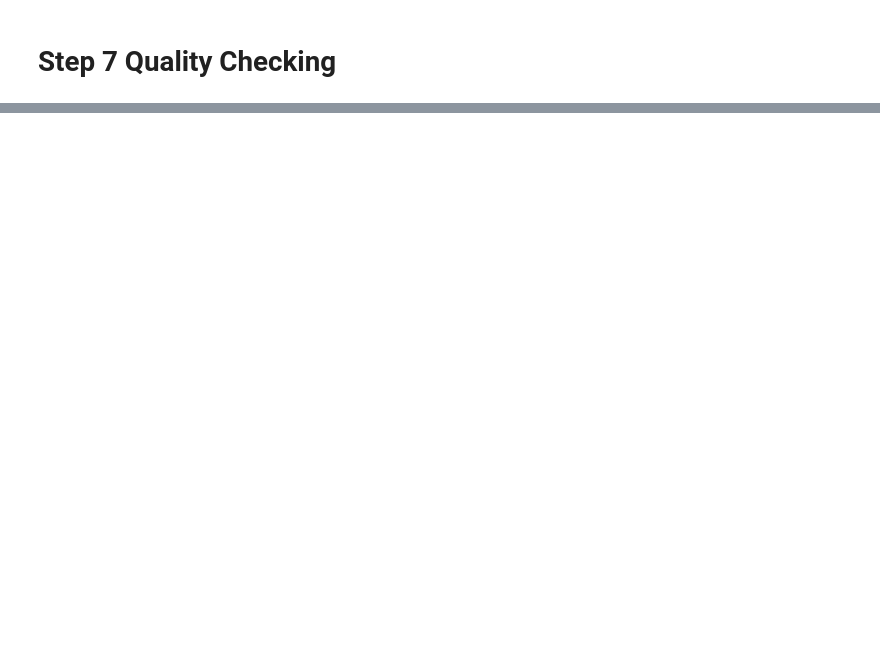
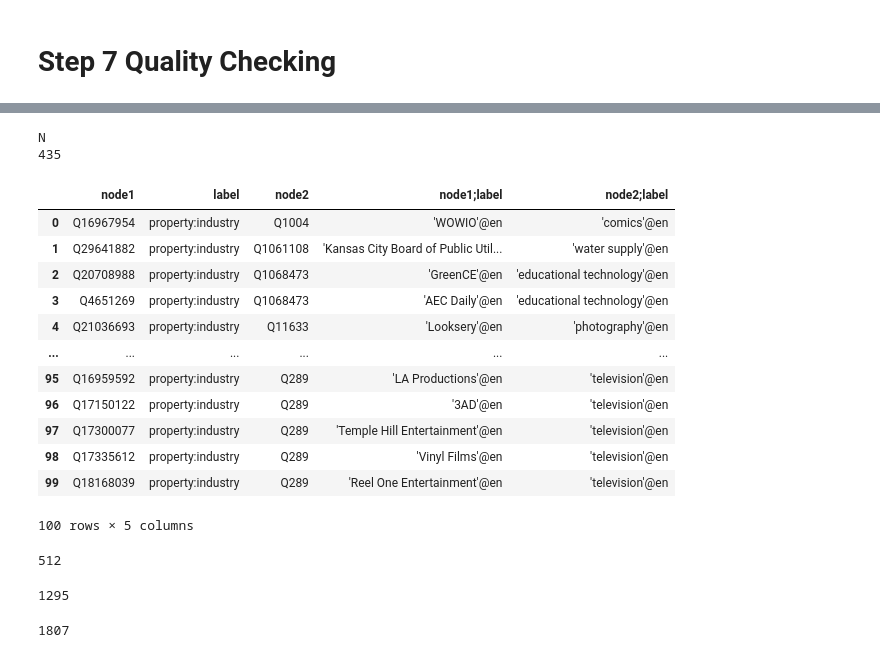
Before and after one commit to usc-isi-i2/hunger-for-knowledge, a Jupyter notebook: examples/industry_of_company.ipynb, the cells around one changed output, grey strips where cells are left out. Cells and saved outputs as stored; diff of their text form; code cells hidden in the pictures; blank space fills up the shorter version.

```diff
--- a/examples/industry_of_company.ipynb
+++ b/examples/industry_of_company.ipynb
@@ -457,0 +548,47 @@ node1   label   node2
+# %%
+!kgtk query -i $QNODES_CORRECT \
+    --match '(q)-[]->()' \
+    --return 'count(distinct q) as N'
+# %% [output]
+N
+435
+# %%
+kgtk("""
+    query -i $QNODES_CORRECT
+        --match '(q)-[p]->(v)'
+        --return 'q, p.label, v'
+        --limit 100
+    / add-labels
+    """)
+# %% [output]
+|  | node1 | label | node2 | node1;label | node2;label |
+| 0 | Q16967954 | property:industry | Q1004 | 'WOWIO'@en | 'comics'@en |
+| 1 | Q29641882 | property:industry | Q1061108 | 'Kansas City Board of Public Util... | 'water supply'@en |
+| 2 | Q20708988 | property:industry | Q1068473 | 'GreenCE'@en | 'educational technology'@en |
+| 3 | Q4651269 | property:industry | Q1068473 | 'AEC Daily'@en | 'educational technology'@en |
+| 4 | Q21036693 | property:industry | Q11633 | 'Looksery'@en | 'photography'@en |
+| ... | ... | ... | ... | ... | ... |
+| 95 | Q16959592 | property:industry | Q289 | 'LA Productions'@en | 'television'@en |
+| 96 | Q17150122 | property:industry | Q289 | '3AD'@en | 'television'@en |
+| 97 | Q17300077 | property:industry | Q289 | 'Temple Hill Entertainment'@en | 'television'@en |
+| 98 | Q17335612 | property:industry | Q289 | 'Vinyl Films'@en | 'television'@en |
+| 99 | Q18168039 | property:industry | Q289 | 'Reel One Entertainment'@en | 'television'@en |
+100 rows × 5 columns
+# %%
+correct_lines = !wc -l < $QNODES_CORRECT
+correct_lines = int(correct_lines[0]) - 1
+correct_lines
+# %% [output]
+512
+# %%
+incorrect_lines = !wc -l < $QNODES_INCORRECT
+incorrect_lines = int(incorrect_lines[0]) - 1
+incorrect_lines
+# %% [output]
+1295
+# %%
+qnode_lines = !wc -l < $QNODES
+qnode_lines = int(qnode_lines[0]) - 1
+qnode_lines
+# %% [output]
+1807
```
Also changed, not shown: parts of 66 cells of this notebook, 1 other file.
